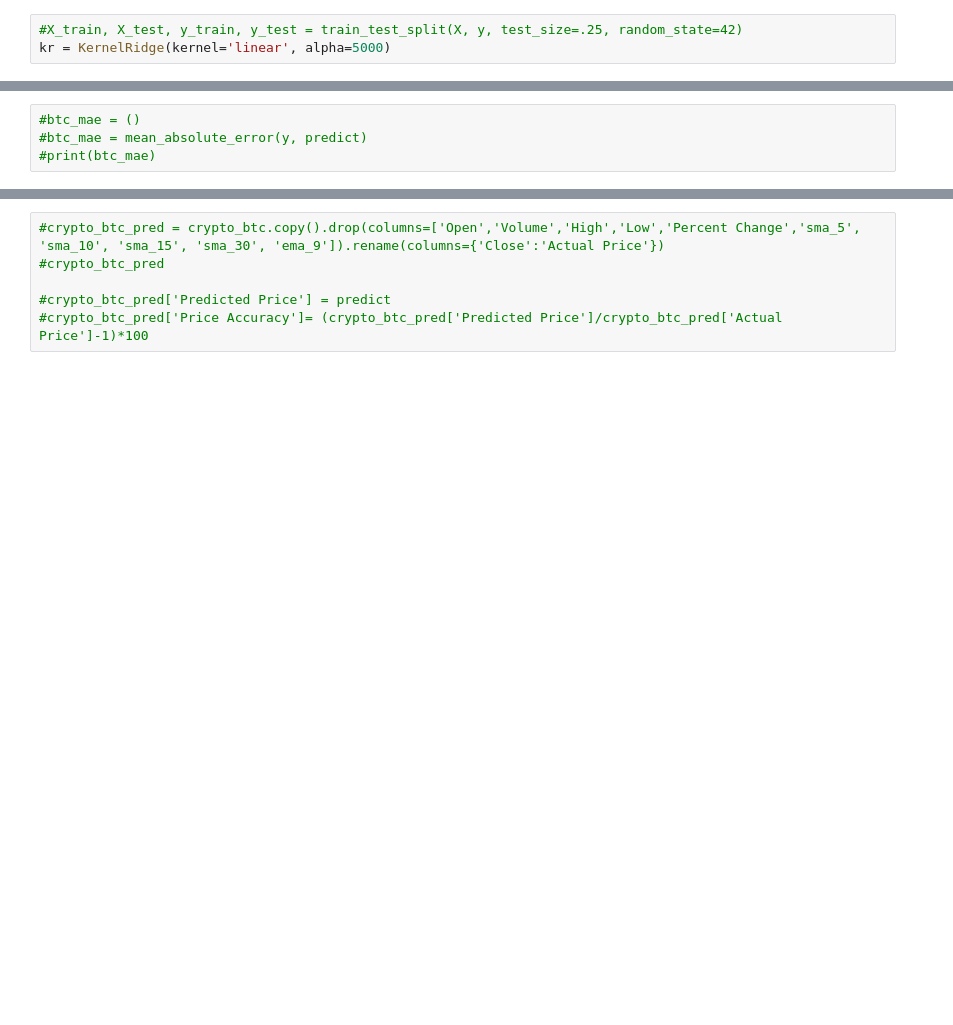
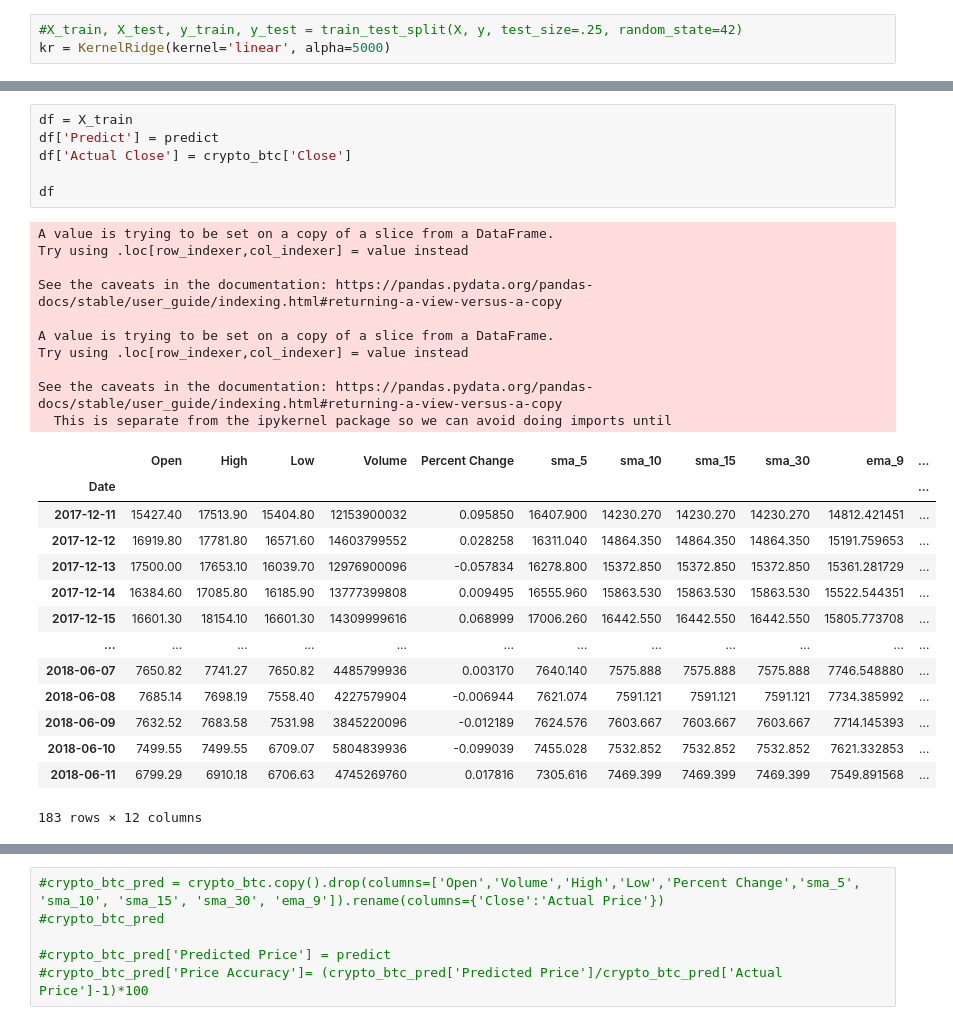
Before and after one commit to Olegreg762/Group_Project_2, a Jupyter notebook: BTC_ETH_predict_copy_KH_V2.ipynb, the cells around one changed output, grey strips where cells are left out. Saved outputs shown, nothing was run; the diff lists cells and outputs as text; blank space fills up the shorter version.

```diff
--- a/BTC_ETH_predict_copy_KH_V2.ipynb
+++ b/BTC_ETH_predict_copy_KH_V2.ipynb
@@ -69,4 +138,31 @@ predict
-# %%
-#btc_mae = ()
-#btc_mae = mean_absolute_error(y, predict)
-#print(btc_mae)
+# %%
+df = X_train
+df['Predict'] = predict
+df['Actual Close'] = crypto_btc['Close']
+
+df
+# %% [output]
+A value is trying to be set on a copy of a slice from a DataFrame.
+Try using .loc[row_indexer,col_indexer] = value instead
+
+See the caveats in the documentation: https://pandas.pydata.org/pandas-docs/stable/user_guide/indexing.html#returning-a-view-versus-a-copy
+
+A value is trying to be set on a copy of a slice from a DataFrame.
+Try using .loc[row_indexer,col_indexer] = value instead
+
+See the caveats in the documentation: https://pandas.pydata.org/pandas-docs/stable/user_guide/indexing.html#returning-a-view-versus-a-copy
+  This is separate from the ipykernel package so we can avoid doing imports until
+|  | Open | High | Low | Volume | Percent Change | sma_5 | sma_10 | sma_15 | sma_30 | ema_9 | ... |
+| Date |  |  |  |  |  |  |  |  |  |  | ... |
+| 2017-12-11 | 15427.40 | 17513.90 | 15404.80 | 12153900032 | 0.095850 | 16407.900 | 14230.270 | 14230.270 | 14230.270 | 14812.421451 | ... |
+| 2017-12-12 | 16919.80 | 17781.80 | 16571.60 | 14603799552 | 0.028258 | 16311.040 | 14864.350 | 14864.350 | 14864.350 | 15191.759653 | ... |
+| 2017-12-13 | 17500.00 | 17653.10 | 16039.70 | 12976900096 | -0.057834 | 16278.800 | 15372.850 | 15372.850 | 15372.850 | 15361.281729 | ... |
+| 2017-12-14 | 16384.60 | 17085.80 | 16185.90 | 13777399808 | 0.009495 | 16555.960 | 15863.530 | 15863.530 | 15863.530 | 15522.544351 | ... |
+| 2017-12-15 | 16601.30 | 18154.10 | 16601.30 | 14309999616 | 0.068999 | 17006.260 | 16442.550 | 16442.550 | 16442.550 | 15805.773708 | ... |
+| ... | ... | ... | ... | ... | ... | ... | ... | ... | ... | ... | ... |
+| 2018-06-07 | 7650.82 | 7741.27 | 7650.82 | 4485799936 | 0.003170 | 7640.140 | 7575.888 | 7575.888 | 7575.888 | 7746.548880 | ... |
+| 2018-06-08 | 7685.14 | 7698.19 | 7558.40 | 4227579904 | -0.006944 | 7621.074 | 7591.121 | 7591.121 | 7591.121 | 7734.385992 | ... |
+| 2018-06-09 | 7632.52 | 7683.58 | 7531.98 | 3845220096 | -0.012189 | 7624.576 | 7603.667 | 7603.667 | 7603.667 | 7714.145393 | ... |
+| 2018-06-10 | 7499.55 | 7499.55 | 6709.07 | 5804839936 | -0.099039 | 7455.028 | 7532.852 | 7532.852 | 7532.852 | 7621.332853 | ... |
+| 2018-06-11 | 6799.29 | 6910.18 | 6706.63 | 4745269760 | 0.017816 | 7305.616 | 7469.399 | 7469.399 | 7469.399 | 7549.891568 | ... |
+183 rows × 12 columns
```
Also changed, not shown: parts of 16 cells of this notebook.
